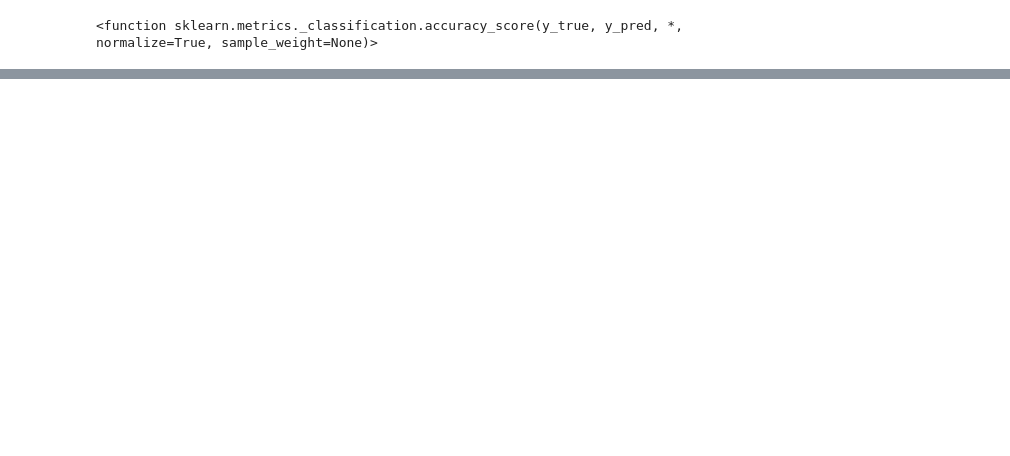
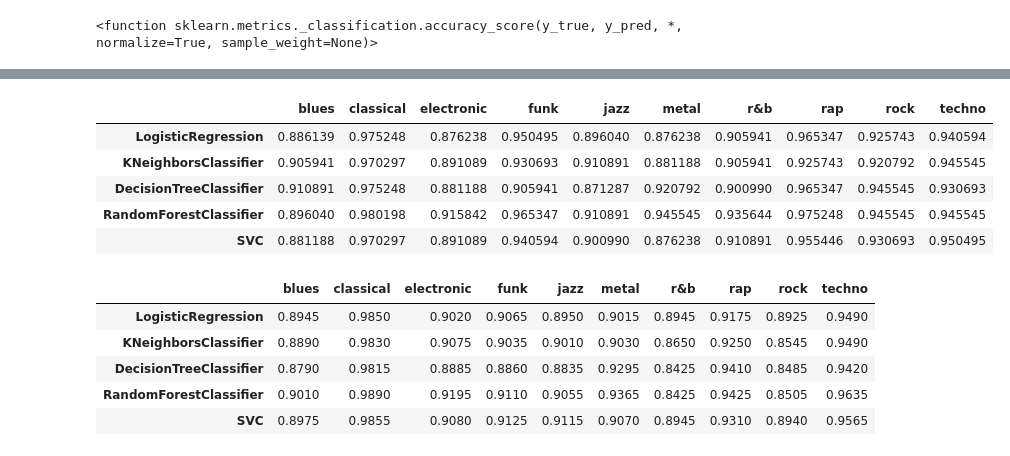
Before and after one commit to alpargur/machine-learning-101, a Jupyter notebook: dev/genre-classification/initial_datatraining_1k.ipynb, the cells around one changed output, grey strips where cells are left out. Cells and saved outputs as stored; diff of their text form; code cells hidden in the pictures; blank space fills up the shorter version.

```diff
--- a/dev/genre-classification/initial_datatraining_1k.ipynb
+++ b/dev/genre-classification/initial_datatraining_1k.ipynb
@@ -146,0 +170,19 @@ accuracy_score
+# %%
+#visualize diffs
+performance_1k = pd.DataFrame(result)
+performance_100 = pd.read_csv("genre-classification/data/model_performance_100.csv", index_col=0)
+display(performance_100.head())
+performance_1k.head()
+# %% [output]
+|  | blues | classical | electronic | funk | jazz | metal | r&b | rap | rock | techno |
+| LogisticRegression | 0.886139 | 0.975248 | 0.876238 | 0.950495 | 0.896040 | 0.876238 | 0.905941 | 0.965347 | 0.925743 | 0.940594 |
+| KNeighborsClassifier | 0.905941 | 0.970297 | 0.891089 | 0.930693 | 0.910891 | 0.881188 | 0.905941 | 0.925743 | 0.920792 | 0.945545 |
+| DecisionTreeClassifier | 0.910891 | 0.975248 | 0.881188 | 0.905941 | 0.871287 | 0.920792 | 0.900990 | 0.965347 | 0.945545 | 0.930693 |
+| RandomForestClassifier | 0.896040 | 0.980198 | 0.915842 | 0.965347 | 0.910891 | 0.945545 | 0.935644 | 0.975248 | 0.945545 | 0.945545 |
+| SVC | 0.881188 | 0.970297 | 0.891089 | 0.940594 | 0.900990 | 0.876238 | 0.910891 | 0.955446 | 0.930693 | 0.950495 |
+|  | blues | classical | electronic | funk | jazz | metal | r&b | rap | rock | techno |
+| LogisticRegression | 0.8945 | 0.9850 | 0.9020 | 0.9065 | 0.8950 | 0.9015 | 0.8945 | 0.9175 | 0.8925 | 0.9490 |
+| KNeighborsClassifier | 0.8890 | 0.9830 | 0.9075 | 0.9035 | 0.9010 | 0.9030 | 0.8650 | 0.9250 | 0.8545 | 0.9490 |
+| DecisionTreeClassifier | 0.8790 | 0.9815 | 0.8885 | 0.8860 | 0.8835 | 0.9295 | 0.8425 | 0.9410 | 0.8485 | 0.9420 |
+| RandomForestClassifier | 0.9010 | 0.9890 | 0.9195 | 0.9110 | 0.9055 | 0.9365 | 0.8425 | 0.9425 | 0.8505 | 0.9635 |
+| SVC | 0.8975 | 0.9855 | 0.9080 | 0.9125 | 0.9115 | 0.9070 | 0.8945 | 0.9310 | 0.8940 | 0.9565 |
```
Also changed, not shown: parts of 5 cells of this notebook, 2 other files.
